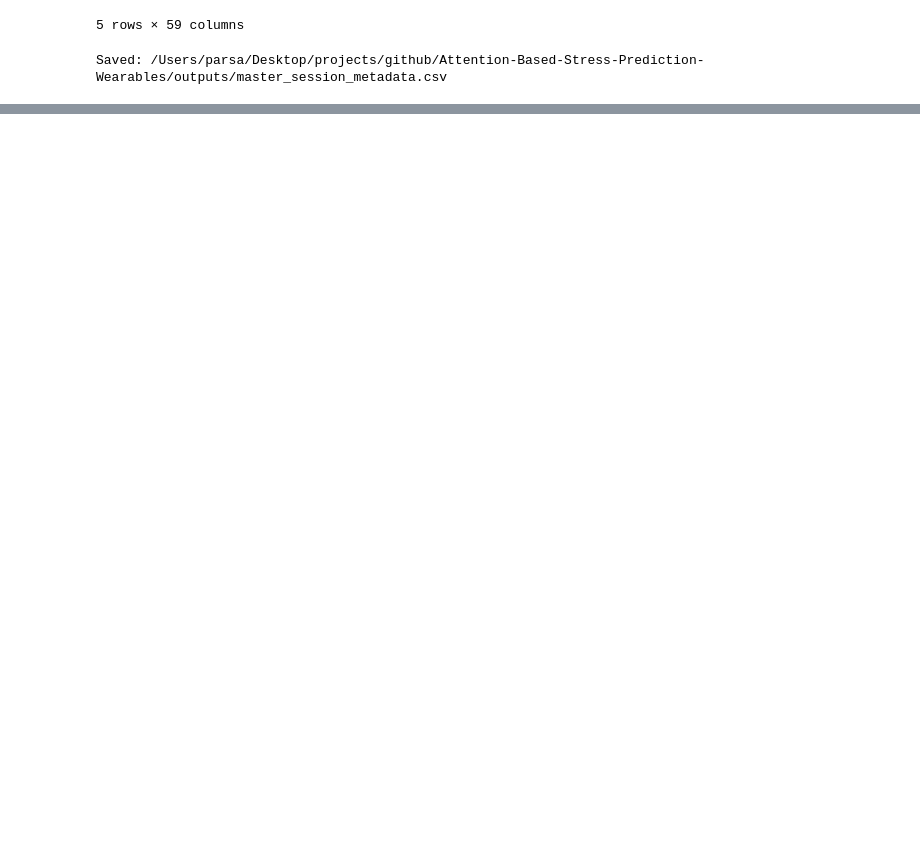
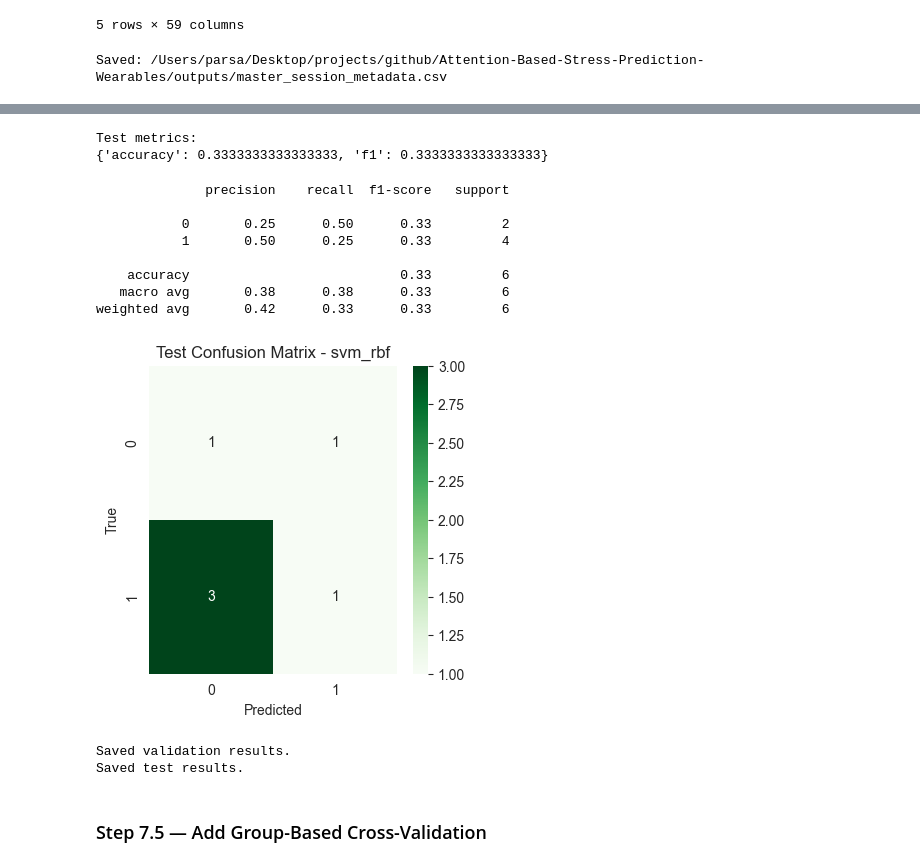
Before and after one commit to pxsa/attention-based-stress-prediction-wearables, a Jupyter notebook: Code/v2/preprocessing.ipynb, the cells around one changed output, grey strips where cells are left out. Cells and saved outputs as stored; diff of their text form; code cells hidden in the pictures; blank space fills up the shorter version.

```diff
--- a/Code/v2/preprocessing.ipynb
+++ b/Code/v2/preprocessing.ipynb
@@ -1368,0 +1924,74 @@ Saved: /Users/parsa/Desktop/projects/github/Attention-Based-Stress-Prediction-We
+# %%
+trainval_df = pd.concat([train_df, val_df], axis=0).reset_index(drop=True)
+
+X_trainval = trainval_df[feature_cols].copy()
+y_trainval = trainval_df[TARGET_COL].copy()
+
+X_test = test_df[feature_cols].copy()
+y_test = test_df[TARGET_COL].copy()
+
+final_model = models[best_model_name]
+final_pipe = Pipeline(steps=[
+    ("preprocessor", preprocessor),
+    ("model", final_model)
+])
+
+final_pipe.fit(X_trainval, y_trainval)
+test_pred = final_pipe.predict(X_test)
+
+if TASK_TYPE == "classification":
+    test_metrics = evaluate_classification(y_test, test_pred)
+else:
+    test_metrics = evaluate_regression(y_test, test_pred)
+
+print("Test metrics:")
+print(test_metrics)
+# %% [output]
+Test metrics:
+{'accuracy': 0.3333333333333333, 'f1': 0.3333333333333333}
+# %%
+if TASK_TYPE == "classification":
+    print(classification_report(y_test, test_pred))
+    cm = confusion_matrix(y_test, test_pred)
+
+    plt.figure(figsize=(4, 4))
+    sns.heatmap(cm, annot=True, fmt="d", cmap="Greens")
+    plt.title(f"Test Confusion Matrix - {best_model_name}")
+    plt.xlabel("Predicted")
+    plt.ylabel("True")
+    plt.show()
+else:
+    plt.figure(figsize=(5, 5))
+    plt.scatter(y_test, test_pred)
+    plt.xlabel("True Grade")
+    plt.ylabel("Predicted Grade")
+    plt.title(f"Test Predictions - {best_model_name}")
+    plt.plot([y_test.min(), y_test.max()], [y_test.min(), y_test.max()], "r--")
+    plt.show()
+# %% [output]
+              precision    recall  f1-score   support
+
+           0       0.25      0.50      0.33         2
+           1       0.50      0.25      0.33         4
+
+    accuracy                           0.33         6
+   macro avg       0.38      0.38      0.33         6
+weighted avg       0.42      0.33      0.33         6
+[figure, added]
+# %%
+results_df.to_csv(OUTPUT_DIR / f"classical_ml_validation_results_{TASK_TYPE}.csv", index=False)
+
+test_results_df = pd.DataFrame([{
+    "best_model": best_model_name,
+    **test_metrics
+}])
+
+test_results_df.to_csv(OUTPUT_DIR / f"classical_ml_test_results_{TASK_TYPE}.csv", index=False)
+
+print("Saved validation results.")
+print("Saved test results.")
+# %% [output]
+Saved validation results.
+Saved test results.
+# %% [markdown]
+### Step 7.5 — Add Group-Based Cross-Validation
```
Also changed, not shown: parts of 48 cells of this notebook, 3 other files.
